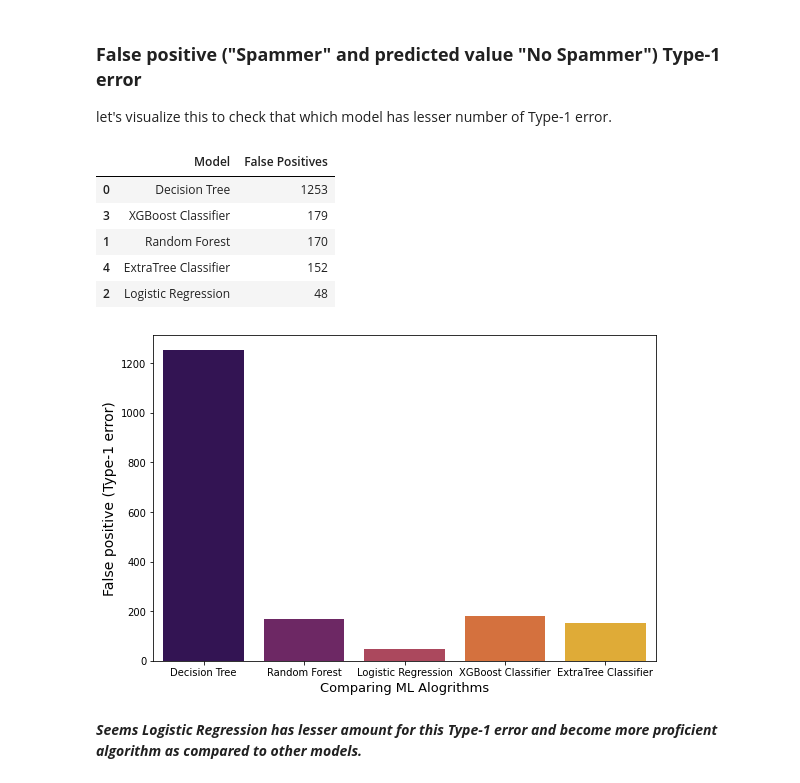
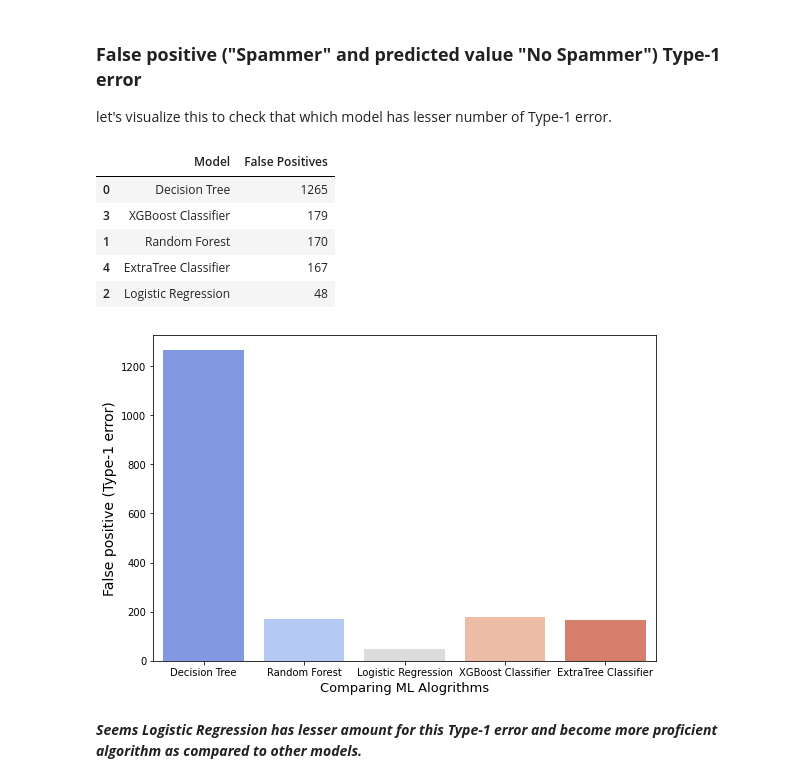
Before and after one commit to deepak7642/Projects, a Jupyter notebook: fiverr-capstone-project.ipynb, the cells around one changed output. Cells and saved outputs as stored; diff of their text form; code cells hidden in the pictures.

```diff
--- a/fiverr-capstone-project.ipynb
+++ b/fiverr-capstone-project.ipynb
@@ -363,0 +342,9 @@ Random Forest model accuray ( in %) :98.59742807323452
+# %%
+from sklearn.metrics import confusion_matrix,ConfusionMatrixDisplay
+
+cm_rfc = confusion_matrix(y_test, rfc_pred)
+
+cm_display = ConfusionMatrixDisplay(confusion_matrix=cm_rfc, display_labels=['Non-Spammers', 'Spammers'])
+
+cm_display.plot(cmap='Blues')
+plt.show()
@@ -431,0 +400,10 @@ Logistic Regression model accuray ( in %) :97.44986922406277
+# %%
+from pandas.core.dtypes.cast import construct_2d_arraylike_from_scalar
+from sklearn.metrics import confusion_matrix,ConfusionMatrixDisplay
+
+cm_lr = confusion_matrix(y_test, lr_pred)
+
+cm_display = ConfusionMatrixDisplay(confusion_matrix=cm_lr, display_labels=['Non-Spammers', 'Spammers'])
+
+cm_display.plot(cmap='bone')
+plt.show()
@@ -499,0 +459,9 @@ XGBoost Classifier model accuray ( in %) :98.29882301656495
+# %%
+from sklearn.metrics import confusion_matrix,ConfusionMatrixDisplay
+
+cm_xgb = confusion_matrix(y_test, xgb_pred)
+
+cm_display = ConfusionMatrixDisplay(confusion_matrix=cm_xgb, display_labels=['Non-Spammers', 'Spammers'])
+
+cm_display.plot(cmap='bone')
+plt.show()
@@ -567,0 +517,9 @@ Extra Tree Classifier model accuray ( in %) :98.5451176983435
+# %%
+from sklearn.metrics import confusion_matrix,ConfusionMatrixDisplay
+
+cm_extratree = confusion_matrix(y_test, ExtraTree_pred)
+
+cm_display = ConfusionMatrixDisplay(confusion_matrix=cm_extratree, display_labels=['Non-Spammers', 'Spammers'])
+
+cm_display.plot(cmap='bone')
+plt.show()
@@ -618,15 +578,15 @@ plt.show()
 let's visualize this to check that which model has lesser number of Type-1 error.
 # %%
 models1 = pd.DataFrame({'Model': ['Decision Tree','Random Forest','Logistic Regression','XGBoost Classifier','ExtraTree Classifier'],
-                       'False Positives': [cm_dt[0,1],cm_rfc[0,1],cm_lr[0,1],cm_xgb[0,1], cm_ExtraTree[0,1]]})
+                       'False Positives': [cm_dt[0,1],cm_rfc[0,1],cm_lr[0,1],cm_xgb[0,1], cm_extratree[0,1]]})
 
 models1.sort_values(by='False Positives', ascending=False)
 # %% [output]
 |  | Model | False Positives |
-| 0 | Decision Tree | 1253 |
+| 0 | Decision Tree | 1265 |
 | 3 | XGBoost Classifier | 179 |
 | 1 | Random Forest | 170 |
-| 4 | ExtraTree Classifier | 152 |
+| 4 | ExtraTree Classifier | 167 |
 | 2 | Logistic Regression | 48 |
 # %%
 # Defining the plotsize
@@ -634,7 +594,7 @@ plt.figure(figsize=(9, 6))
 
 # Defining the x-axis, the y-axis and the data
 # from where the values are to be taken
-plots = sns.barplot(x="Model", y="False Positives", data=models1, palette='inferno')
+plots = sns.barplot(x="Model", y="False Positives", data=models1, palette='coolwarm')
 
 # Setting the x-acis label and its size
 plt.xlabel("Comparing ML Alogrithms", size=13)
@@ -645,7 +605,7 @@ plt.ylabel("False positive (Type-1 error)", size=14)
 # Finallt plotting the graph
 plt.show()
 # %% [output]
-[figure, old version]
+[figure, new version]
 # %% [markdown]
 ***Seems Logistic Regression has lesser amount for this Type-1 error and become more proficient algorithm as compared to other models.***
 # %% [markdown]
```
Also changed, not shown: parts of 63 cells of this notebook.
